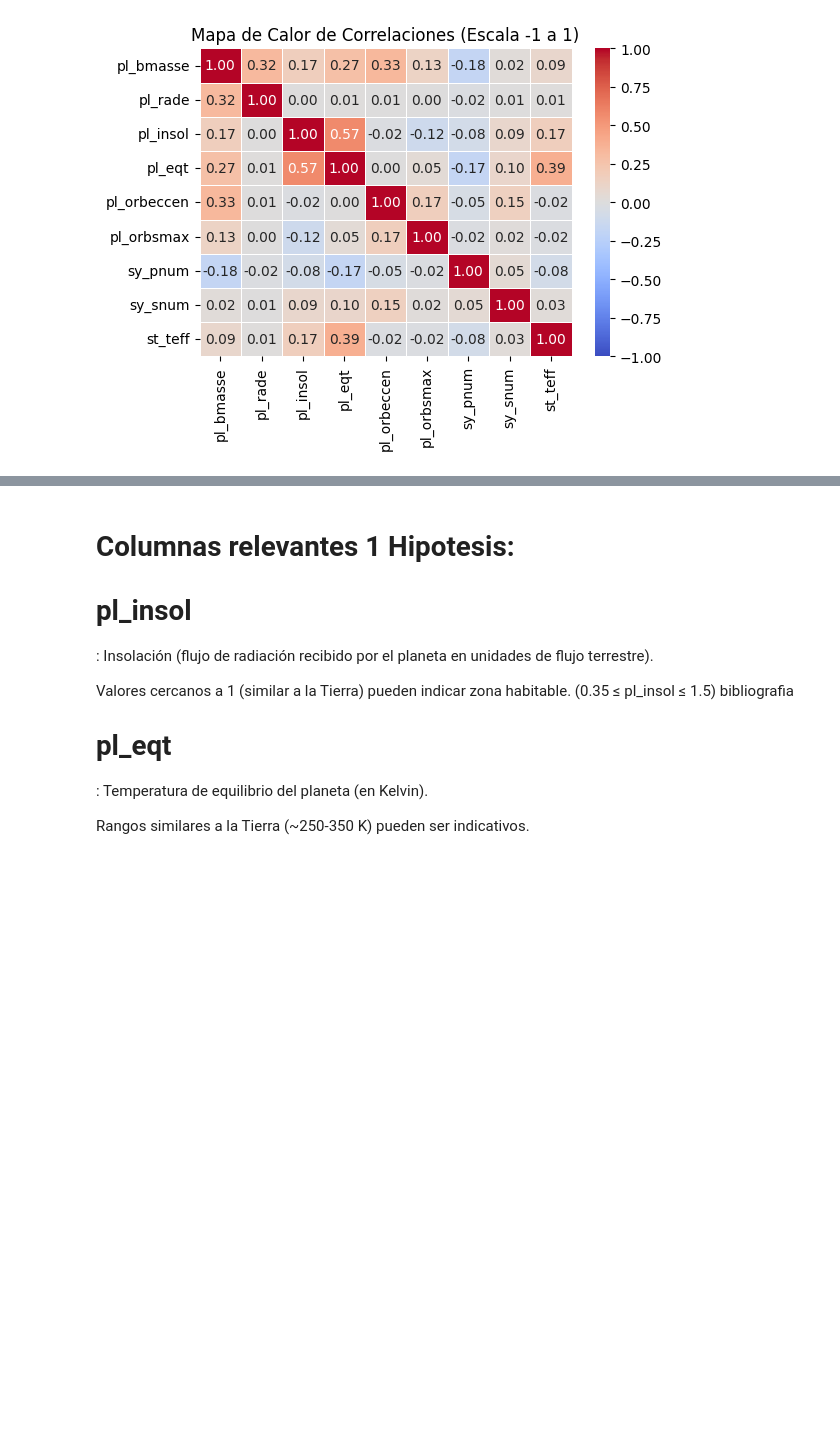
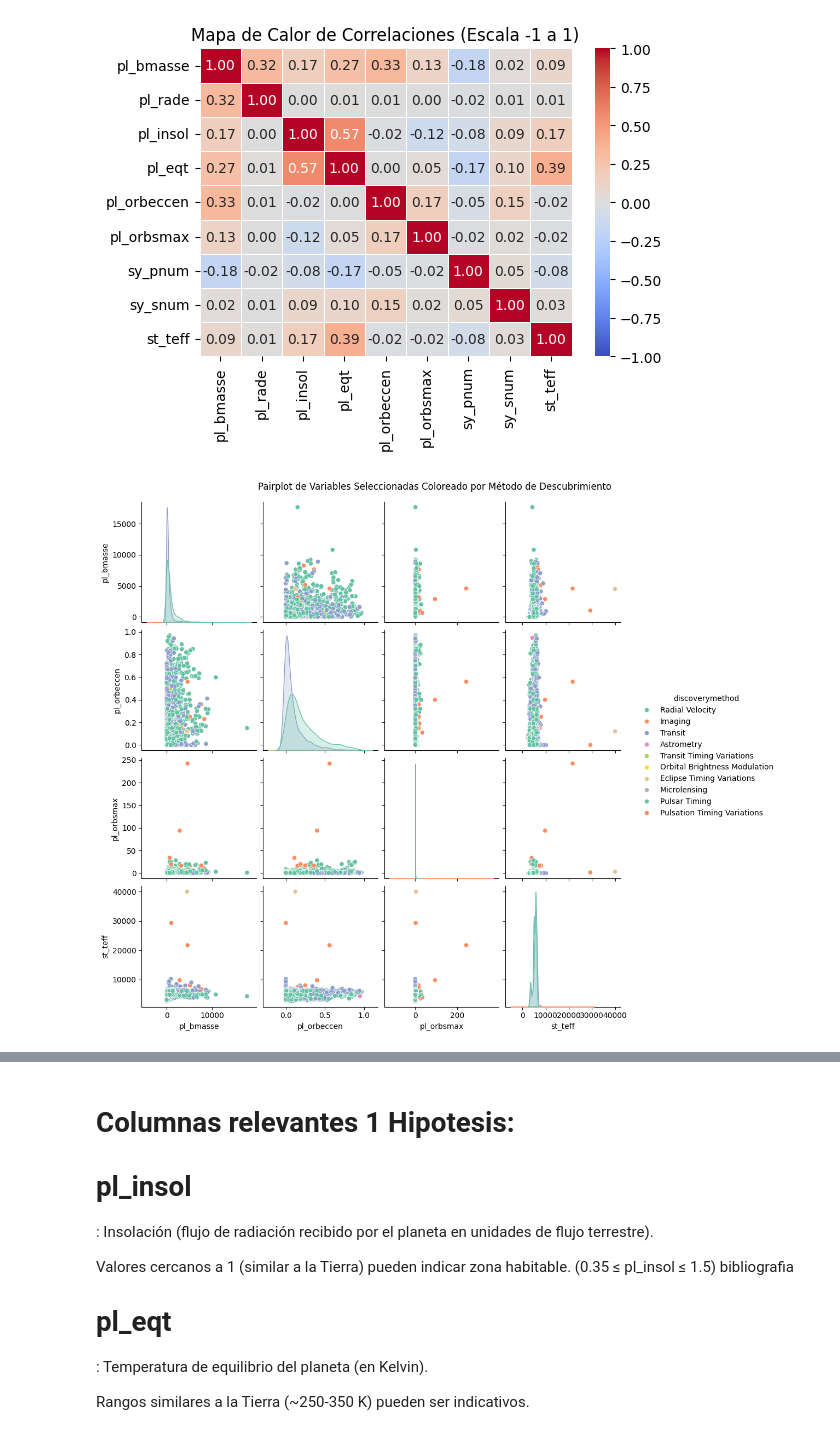
Before and after one commit to ana-macias/EDA-Astronomia, a Jupyter notebook: Notebooks/EDA.ipynb, the cells around one changed output, grey strips where cells are left out. Drawn from its saved outputs; the diff is of its cells as text; code cells hidden in the pictures; blank space fills up the shorter version.

```diff
--- a/Notebooks/EDA.ipynb
+++ b/Notebooks/EDA.ipynb
@@ -240,3 +240,17 @@ sns.heatmap(
 plt.title("Mapa de Calor de Correlaciones (Escala -1 a 1)");
 # %% [output]
 [figure]
+# %%
+# QUE GRAFICAS PUEDO HACER CON ESTE CSV
+# PAIRPLOT
+# Seleccionar solo columnas numéricas
+numeric_columns = ['pl_bmasse', 'pl_orbeccen', 'pl_orbsmax', 'st_teff']
+df_filtered = df_hipotesis[numeric_columns + ['discoverymethod']].dropna()
+
+# Crear el gráfico pairplot con hue por método de descubrimiento
+sns.pairplot(df_filtered[numeric_columns + ['discoverymethod']],
+             hue='discoverymethod',
+             palette='Set2')
+plt.suptitle("Pairplot de Variables Seleccionadas Coloreado por Método de Descubrimiento", y=1.02);
+# %% [output]
+[figure, added]
```
Also changed, not shown: parts of 2 cells of this notebook, 1 other file.
